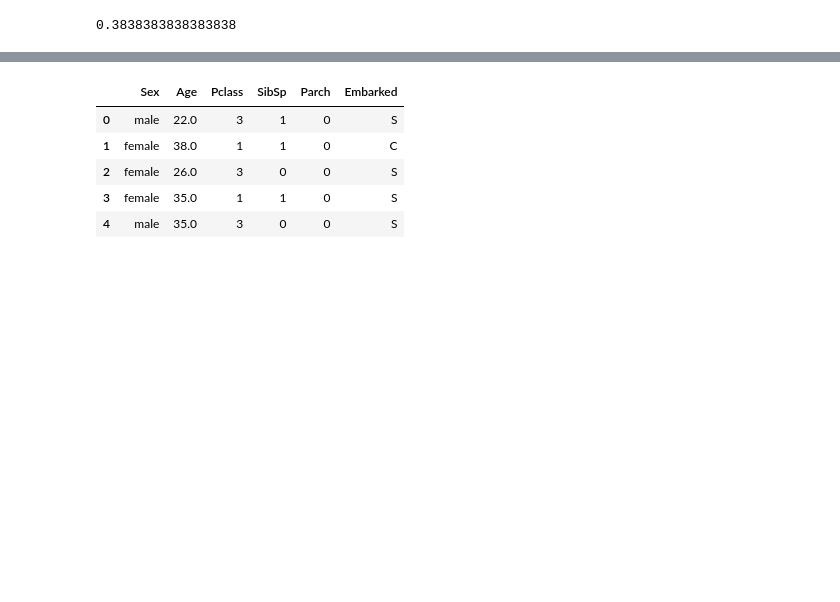
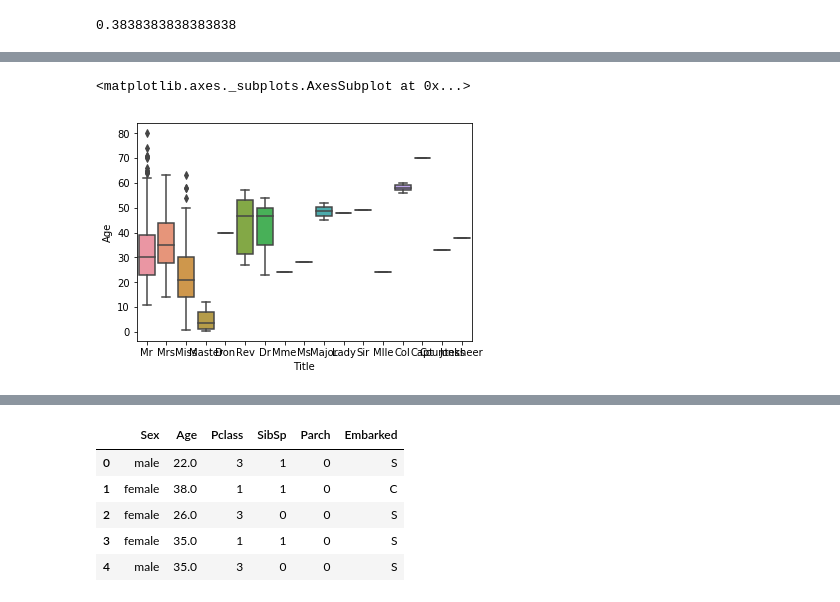
Before and after one commit to cliche818/titanic_kaggle, a Jupyter notebook: titanic_model.ipynb, the cells around one changed output, grey strips where cells are left out. Drawn from its saved outputs; the diff is of its cells as text; code cells hidden in the pictures; blank space fills up the shorter version.

```diff
--- a/titanic_model.ipynb
+++ b/titanic_model.ipynb
@@ -34,3 +85,7 @@ ratio = sum(y) / len(y)
 ratio
 # %% [output]
 0.3838383838383838
+# %%
+df_train['Title'] = df_train.Name.str.extract(' ([A-Za-z]+)\.', expand=False)
+
+# df_train = df_train.drop('Name',axis=1)
@@ -36,0 +154,4 @@ ratio
+# %%
+# Set all low number titles to Other
+df_train['Title'] = np.where((df_train.Title=='Capt') | (df_train.Title=='Countess') | (df_train.Title=='Don') | (df_train.Title=='Dona')
+                        | (df_train.Title=='Jonkheer') | (df_train.Title=='Lady') | (df_train.Title=='Sir') | (df_train.Title=='Major') | (df_train.Title=='Rev') | (df_train.Title=='Col'),'Other',df_train.Title)
@@ -36,0 +176,12 @@ ratio
+# %%
+# Set missing age with values
+
+df_train['Age'] = np.where((df_train.Age.isnull()) & (df_train.Title=='Master'),5,
+                        np.where((df_train.Age.isnull()) & (df_train.Title=='Miss'),22,
+                        np.where((df_train.Age.isnull()) & (df_train.Title=='Mlle'),24,
+                        np.where((df_train.Age.isnull()) & (df_train.Title=='Ms'),28,
+                        np.where((df_train.Age.isnull()) & (df_train.Title=='Mme'),24,
+                                 np.where((df_train.Age.isnull()) & (df_train.Title=='Mr'),32,
+                                          np.where((df_train.Age.isnull()) & (df_train.Title=='Mrs'),35,
+                                                  np.where((df_train.Age.isnull()) & (df_train.Title=='Other'),46,
+                                                           np.where((df_train.Age.isnull()) & (df_train.Title=='Dr'),44,df_train.Age)))))))))
@@ -37,3 +198,8 @@ ratio
+# %%
+sns.boxplot(data = df_train, x = "Title", y = "Age")
+# %% [output]
+<matplotlib.axes._subplots.AxesSubplot at 0x...>
+[figure, added]
 # %%
 features_to_use = ['Sex', 'Age', 'Pclass', 'SibSp', 'Parch', 'Embarked']
 # %%
```
Also changed, not shown: parts of 26 cells of this notebook, 3 other files.
